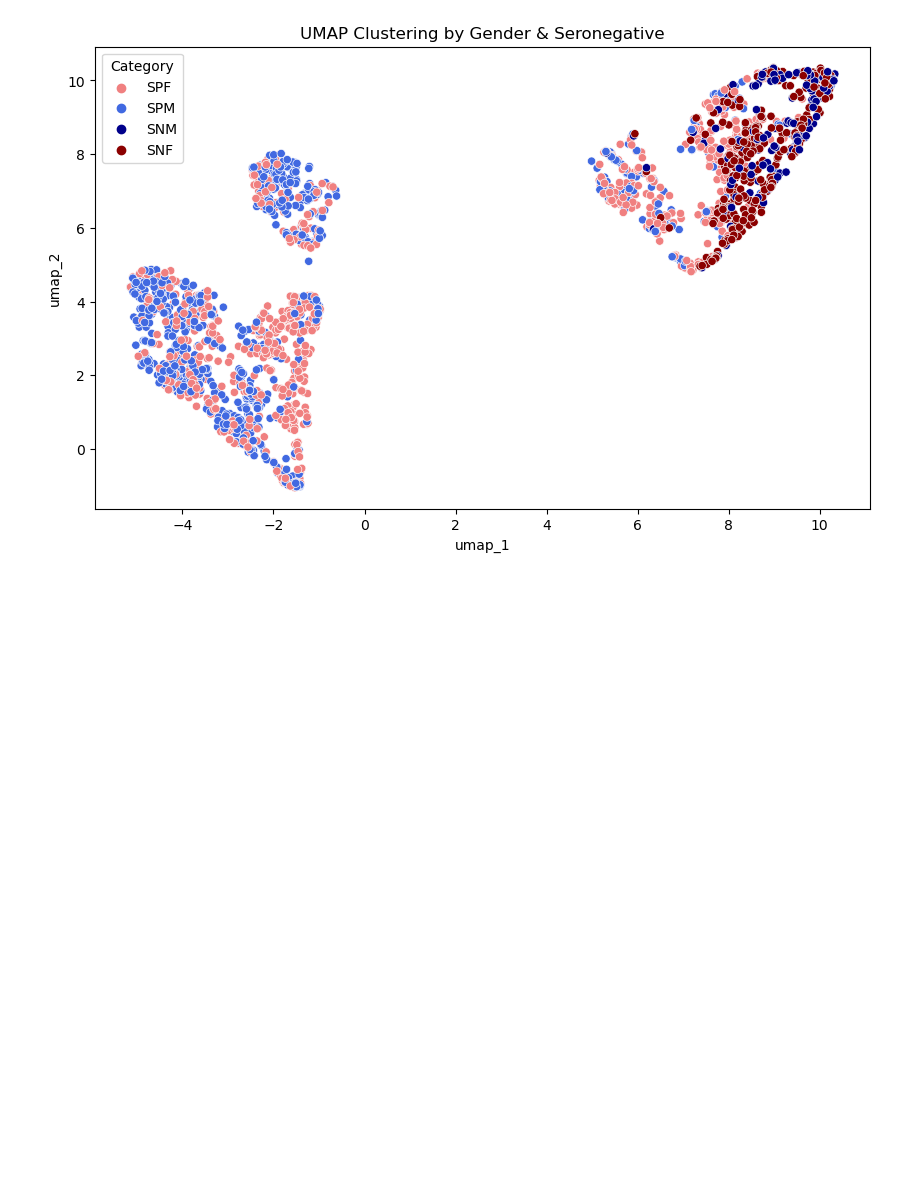
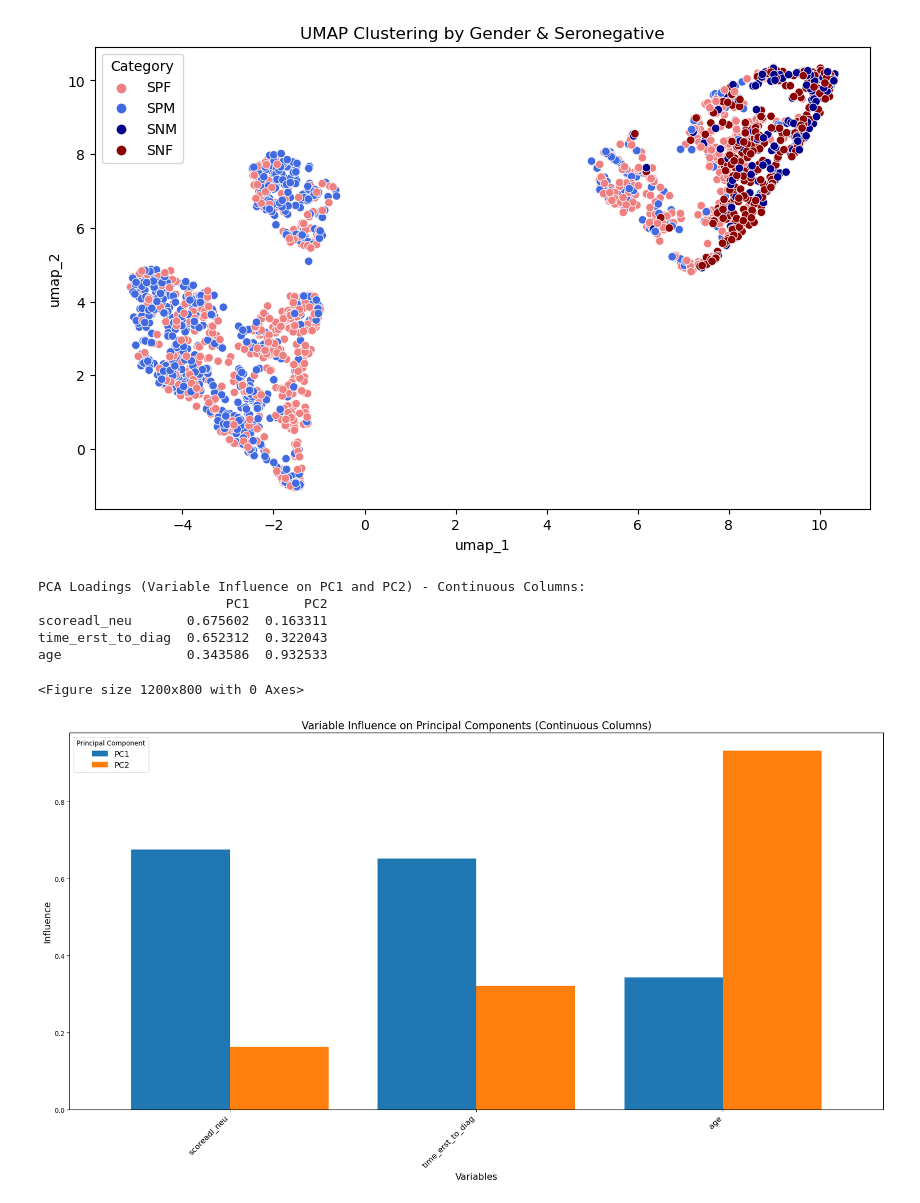
Before and after one commit to mlekhon/seronegative_gender, a Jupyter notebook: Clustering/Clustering.ipynb, the cells around one changed output. Drawn from its saved outputs; the diff is of its cells as text; code cells hidden in the pictures; blank space fills up the shorter version.

```diff
--- a/Clustering/Clustering.ipynb
+++ b/Clustering/Clustering.ipynb
@@ -271,0 +299,50 @@ plt.show()
+# %%
+# Function to perform PCA and plot variable influence
+def perform_pca_and_plot(data, column_names, title_suffix):
+    preprocessor = ColumnTransformer(
+        transformers=[
+            ('cat', OneHotEncoder(drop='first') if len(column_names) > 3 else StandardScaler(), column_names)
+        ]
+    )
+
+    # Transform data
+    data_transformed = preprocessor.fit_transform(data)
+
+    # Perform PCA
+    pca = PCA(n_components=2)
+    pca_result = pca.fit_transform(data_transformed)
+
+    # Get PCA loadings
+    loadings = pd.DataFrame(
+        pca.components_.T,
+        columns=[f'PC{i+1}' for i in range(pca.n_components_)],
+        index=[name.split('__')[1] if '__' in name else name for name in preprocessor.get_feature_names_out()]
+    )
+
+    # Plot
+    loadings_abs = loadings.abs()
+    loadings_sorted = loadings_abs.sort_values(by=['PC1', 'PC2'], ascending=False)
+
+    print(f"PCA Loadings (Variable Influence on PC1 and PC2) - {title_suffix}:")
+    print(loadings_sorted[['PC1', 'PC2']])
+
+    plt.figure(figsize=(12, 8))
+    loadings_sorted[['PC1', 'PC2']].plot(kind='bar', width=0.8, figsize=(18, 10))
+    plt.title(f'Variable Influence on Principal Components ({title_suffix})', fontsize=16)
+    plt.xlabel('Variables', fontsize=14)
+    plt.ylabel('Influence', fontsize=14)
+    plt.xticks(rotation=45, ha='right', fontsize=12)
+    plt.legend(['PC1', 'PC2'], title='Principal Component', fontsize=12)
+    plt.tight_layout()
+    plt.show()
+# %%
+# Apply to continuous columns
+perform_pca_and_plot(df_clustering, continuous_columns, "Continuous Columns")
+# %% [output]
+PCA Loadings (Variable Influence on PC1 and PC2) - Continuous Columns:
+                        PC1       PC2
+scoreadl_neu       0.675602  0.163311
+time_erst_to_diag  0.652312  0.322043
+age                0.343586  0.932533
+<Figure size 1200x800 with 0 Axes>
+[figure, added]
```
Also changed, not shown: parts of 5 cells of this notebook.
